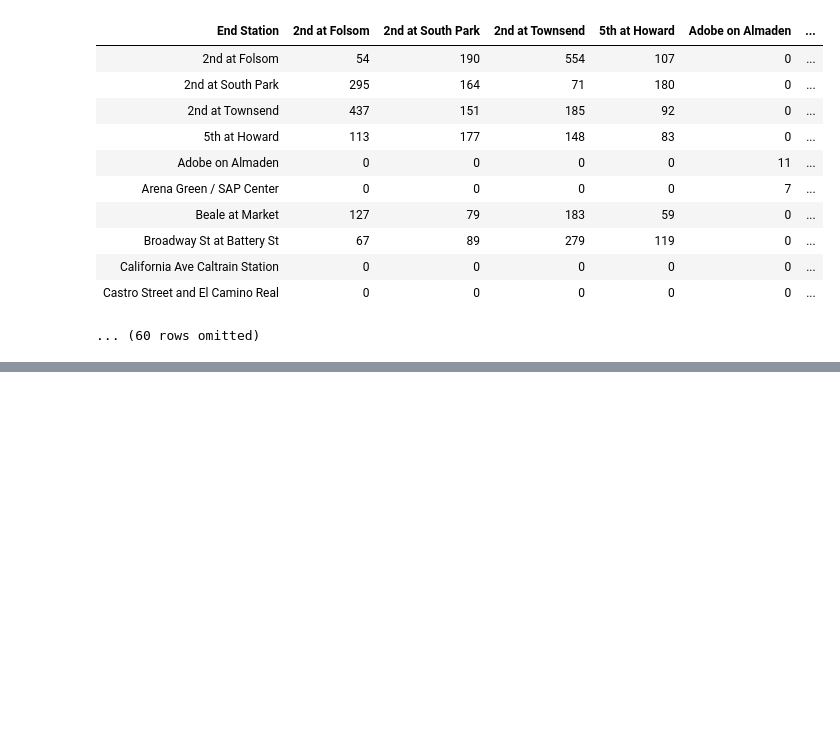
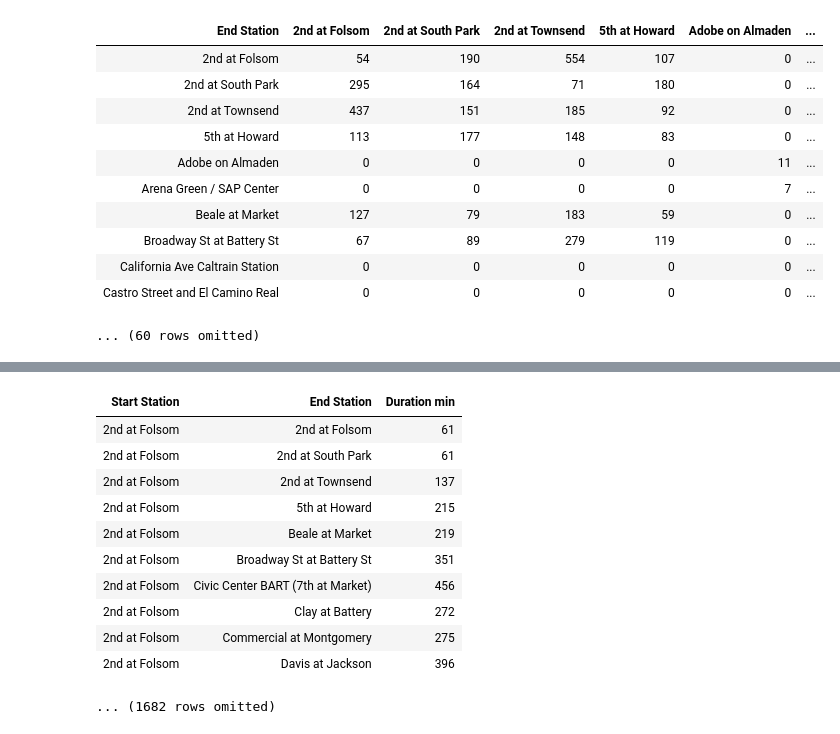
Before and after one commit to lochnes-007/Data8, a Jupyter notebook: 12-TableExamples.ipynb, the cells around one changed output, grey strips where cells are left out. Saved outputs shown, nothing was run; the diff lists cells and outputs as text; code cells hidden in the pictures; blank space fills up the shorter version.

```diff
--- a/12-TableExamples.ipynb
+++ b/12-TableExamples.ipynb
@@ -78,0 +119,16 @@ commute.pivot("Start Station", "End Station")
+# %%
+shortest = duration.group(["Start Station", "End Station"], np.min)
+shortest
+# %% [output]
+| Start Station | End Station | Duration min |
+| 2nd at Folsom | 2nd at Folsom | 61 |
+| 2nd at Folsom | 2nd at South Park | 61 |
+| 2nd at Folsom | 2nd at Townsend | 137 |
+| 2nd at Folsom | 5th at Howard | 215 |
+| 2nd at Folsom | Beale at Market | 219 |
+| 2nd at Folsom | Broadway St at Battery St | 351 |
+| 2nd at Folsom | Civic Center BART (7th at Market) | 456 |
+| 2nd at Folsom | Clay at Battery | 272 |
+| 2nd at Folsom | Commercial at Montgomery | 275 |
+| 2nd at Folsom | Davis at Jackson | 396 |
+... (1682 rows omitted)
```
Also changed, not shown: parts of 4 cells of this notebook.
